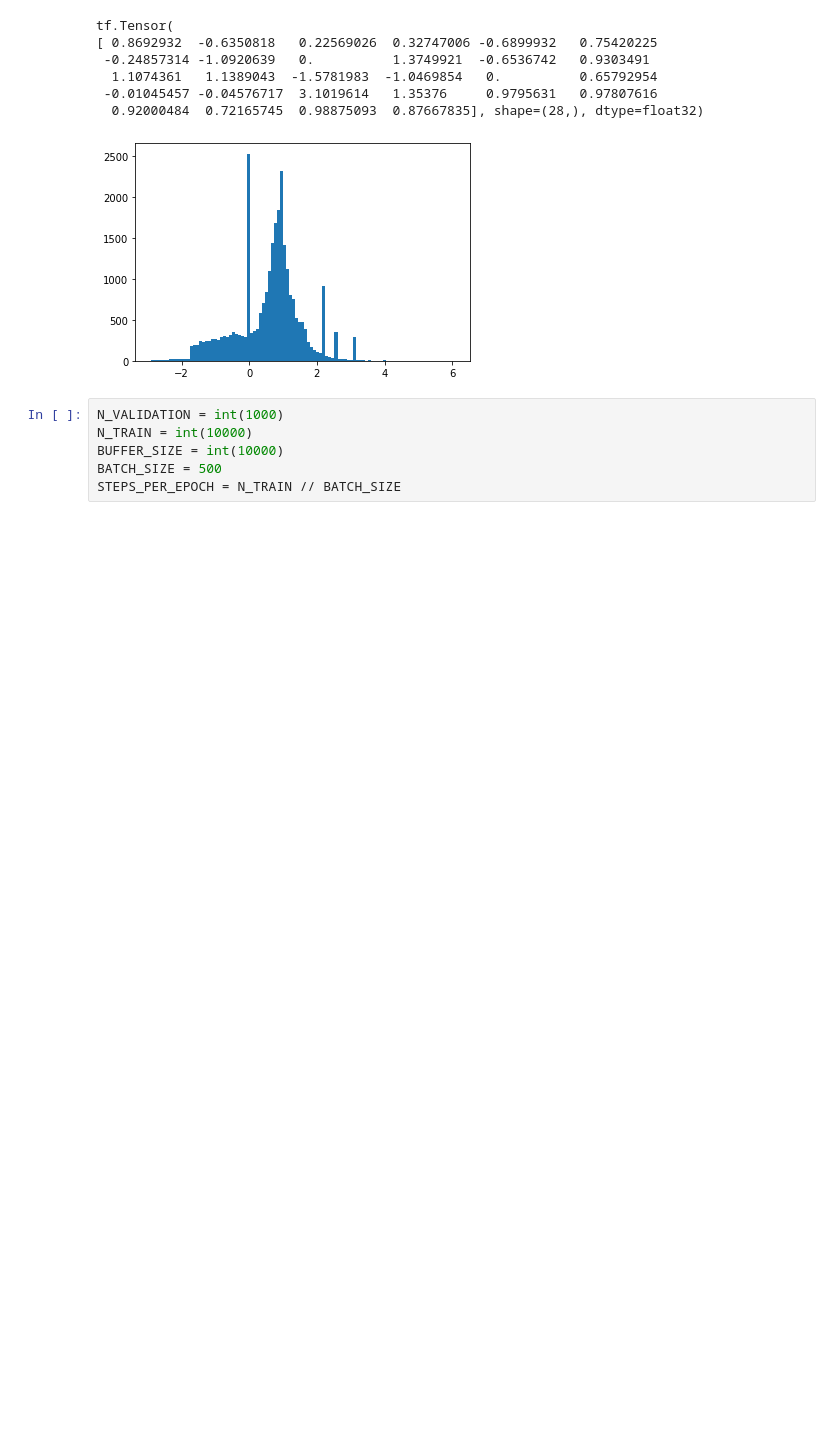
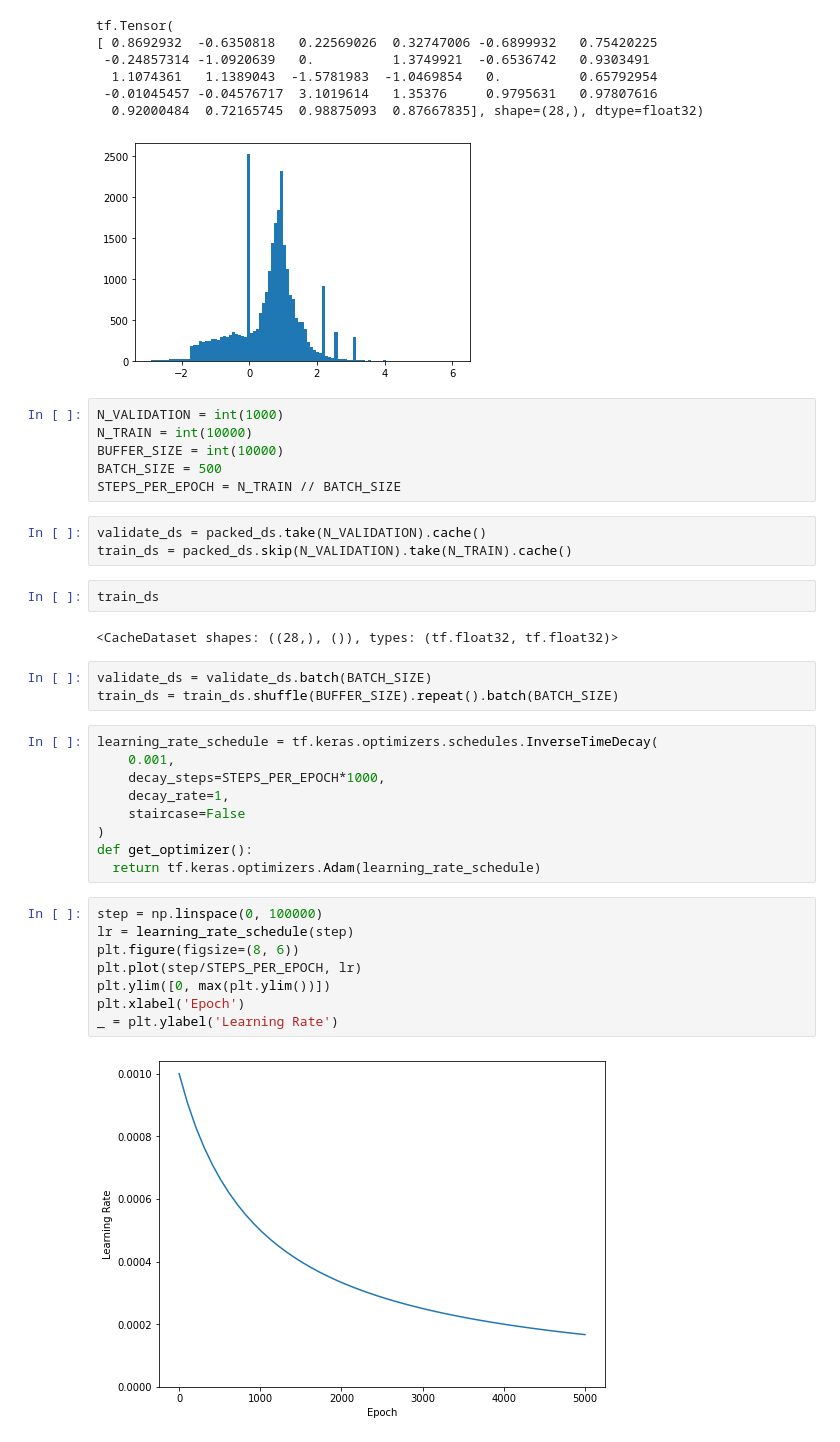
Before and after one commit to chengzh2008/tensorflow-tutorials, a Jupyter notebook: overfit_underfit.ipynb, the cells around one changed output. Saved outputs shown, nothing was run; the diff lists cells and outputs as text; blank space fills up the shorter version.

```diff
--- a/overfit_underfit.ipynb
+++ b/overfit_underfit.ipynb
@@ -58,3 +58,32 @@ N_TRAIN = int(10000)
 BUFFER_SIZE = int(10000)
 BATCH_SIZE = 500
 STEPS_PER_EPOCH = N_TRAIN // BATCH_SIZE
+# %%
+validate_ds = packed_ds.take(N_VALIDATION).cache()
+train_ds = packed_ds.skip(N_VALIDATION).take(N_TRAIN).cache()
+# %%
+train_ds
+# %% [output]
+<CacheDataset shapes: ((28,), ()), types: (tf.float32, tf.float32)>
+# %%
+validate_ds = validate_ds.batch(BATCH_SIZE)
+train_ds = train_ds.shuffle(BUFFER_SIZE).repeat().batch(BATCH_SIZE)
+# %%
+learning_rate_schedule = tf.keras.optimizers.schedules.InverseTimeDecay(
+    0.001,
+    decay_steps=STEPS_PER_EPOCH*1000,
+    decay_rate=1,
+    staircase=False
+)
+def get_optimizer():
+  return tf.keras.optimizers.Adam(learning_rate_schedule)
+# %%
+step = np.linspace(0, 100000)
+lr = learning_rate_schedule(step)
+plt.figure(figsize=(8, 6))
+plt.plot(step/STEPS_PER_EPOCH, lr)
+plt.ylim([0, max(plt.ylim())])
+plt.xlabel('Epoch')
+_ = plt.ylabel('Learning Rate')
+# %% [output]
+[figure, added]
```
Also changed, not shown: parts of 7 cells of this notebook.
